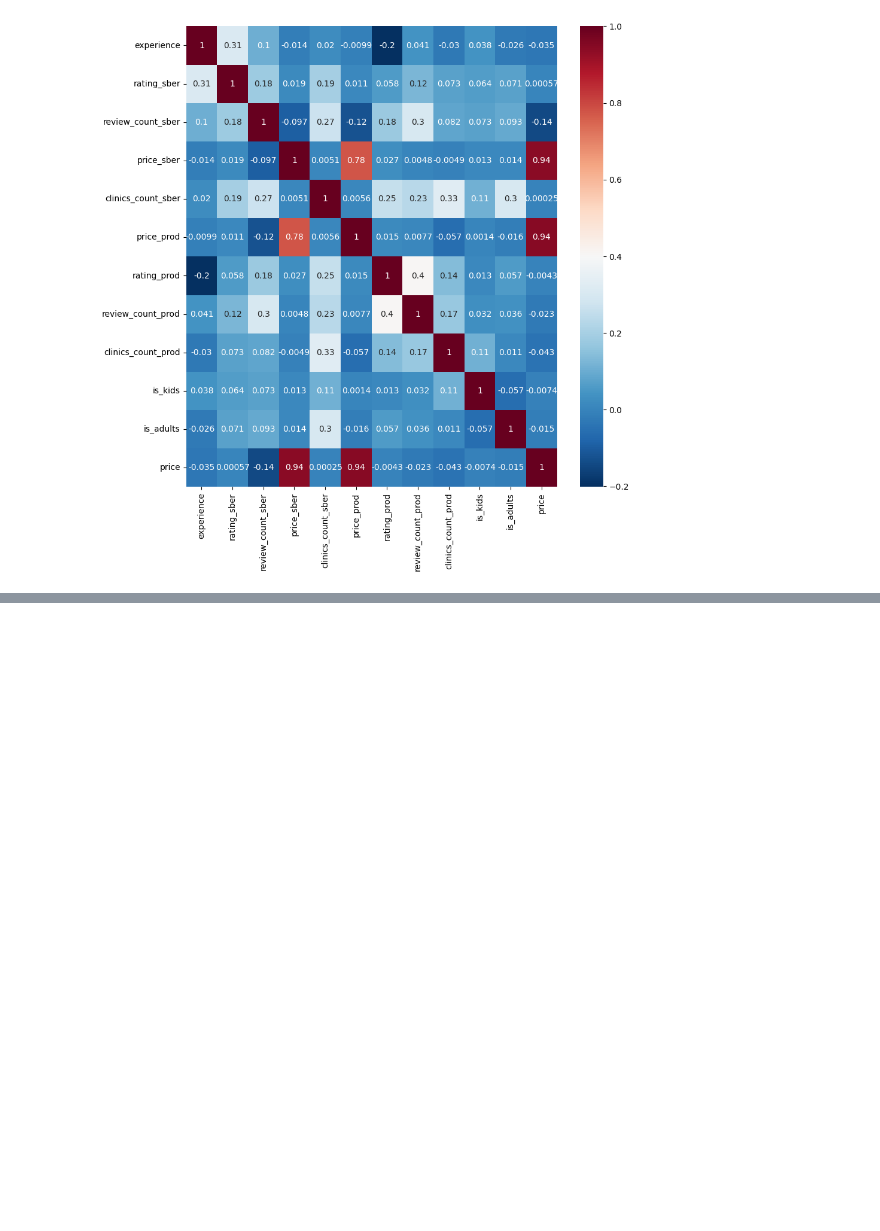
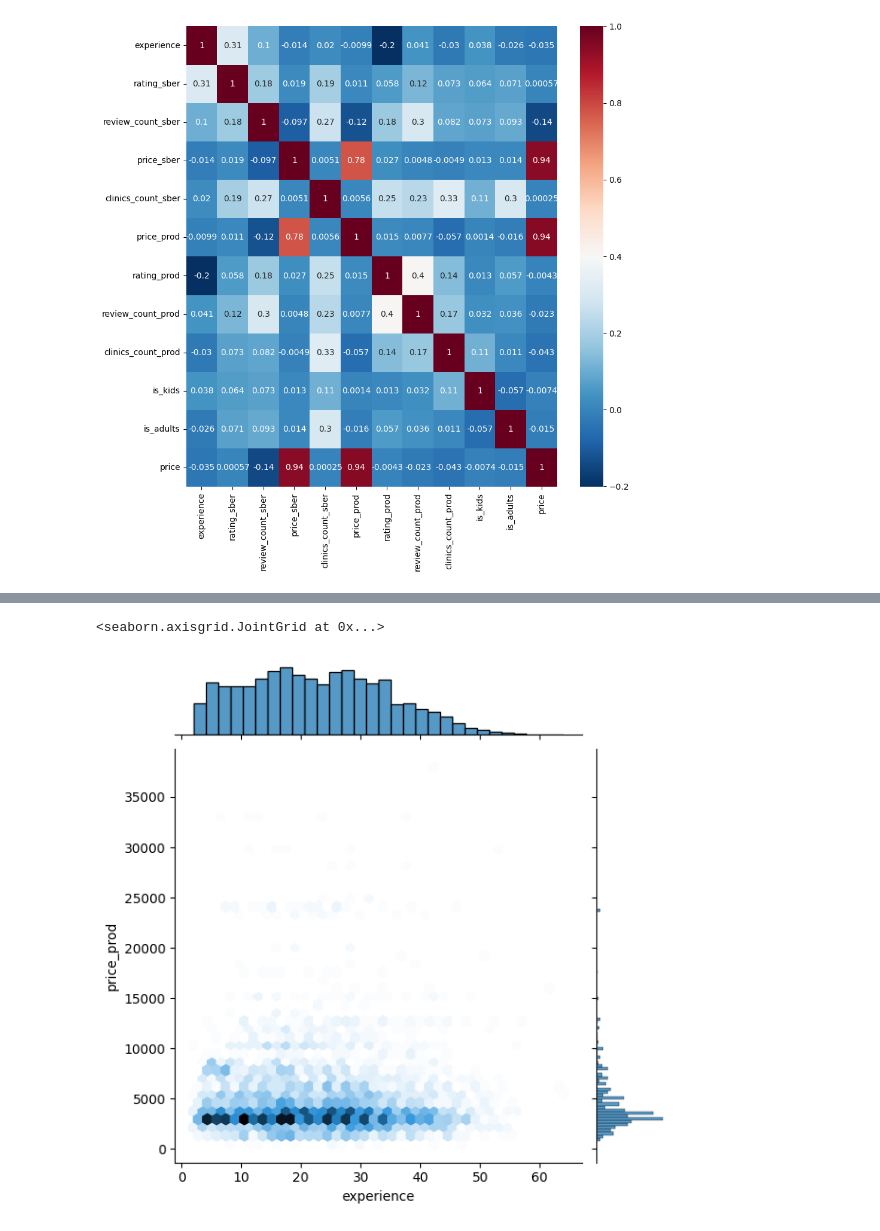
Before and after one commit to yyaroslavskiy/SkibidiDocDoc, a Jupyter notebook: eda/EDA_Doctors_1.ipynb, the cells around one changed output, grey strips where cells are left out. Drawn from its saved outputs; the diff is of its cells as text; code cells hidden in the pictures; blank space fills up the shorter version.

```diff
--- a/eda/EDA_Doctors_1.ipynb
+++ b/eda/EDA_Doctors_1.ipynb
@@ -1347,0 +1390,5 @@ sns.heatmap(doctors.corr(numeric_only = True), annot=True, cmap='RdBu_r')
+# %%
+sns.jointplot(x='experience', y='price_prod', data=doctors, kind='hex')
+# %% [output]
+<seaborn.axisgrid.JointGrid at 0x...>
+[figure, added]
```
Also changed, not shown: parts of 10 cells of this notebook.
